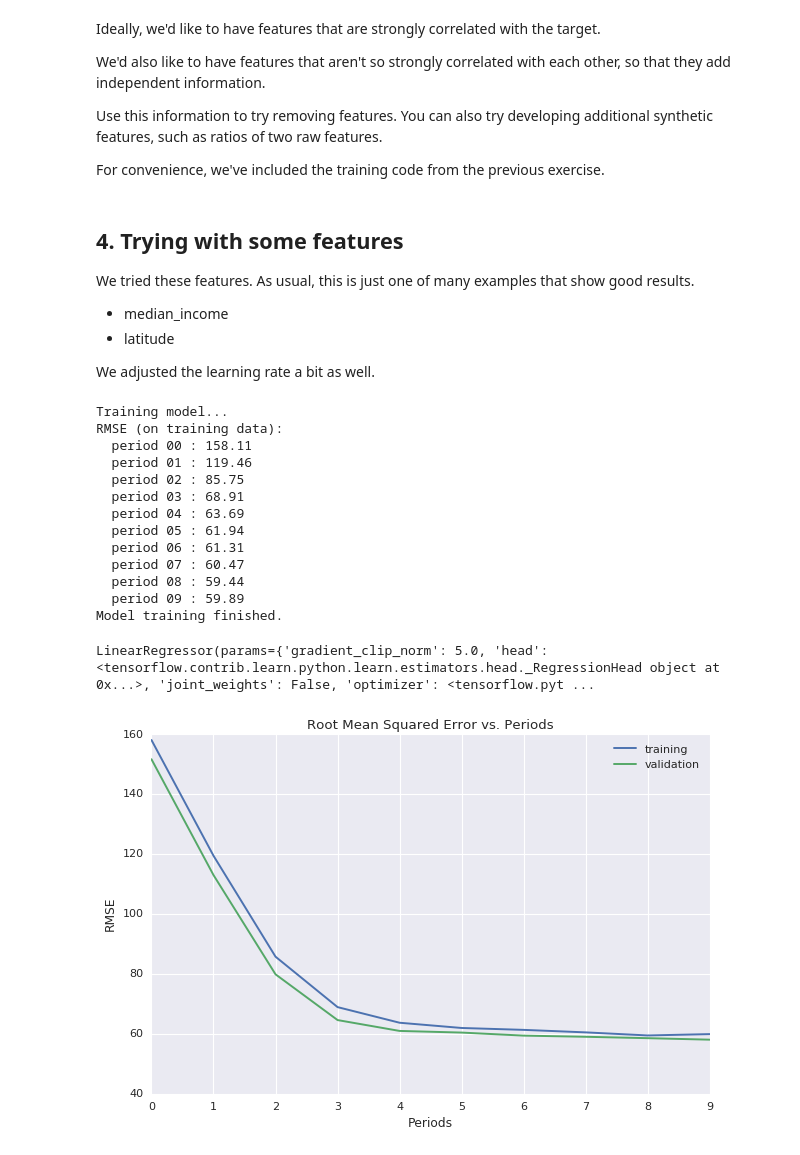
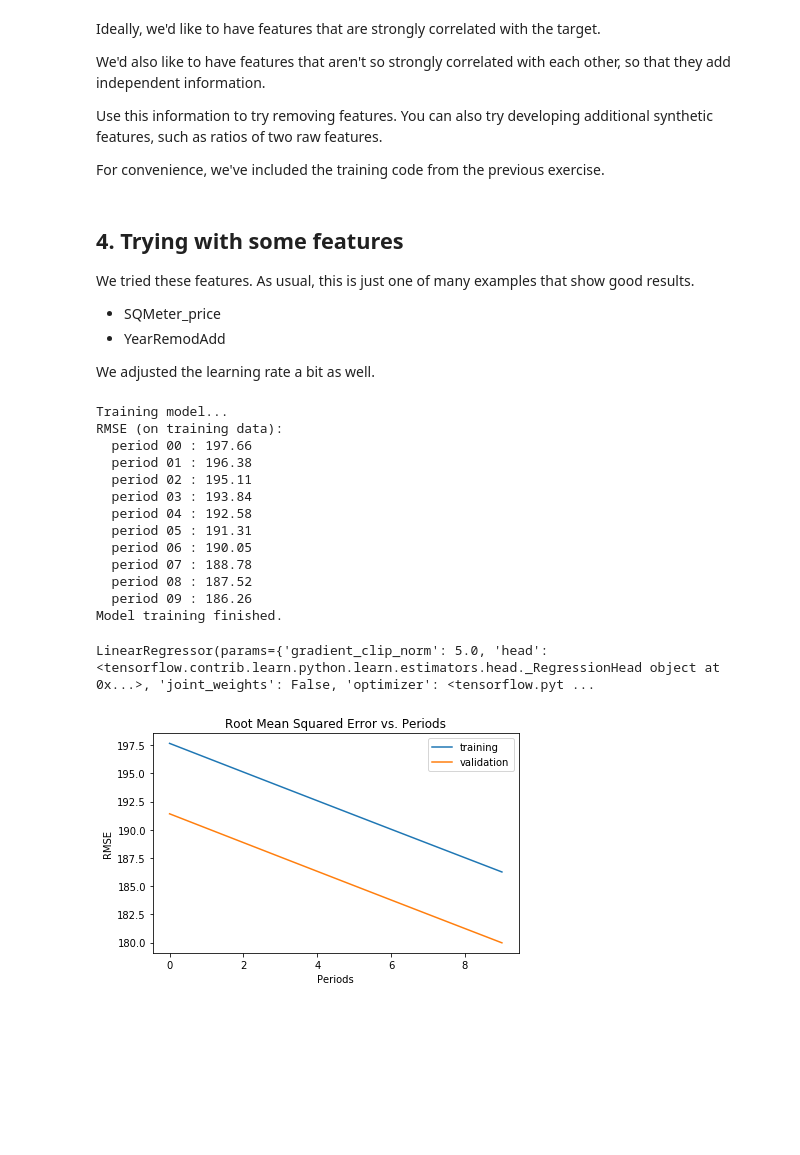
Before and after one commit to kairosart/House-prices-Exercise, a Jupyter notebook: 4.House_prices_feature_sets.ipynb, the cells around one changed output. Drawn from its saved outputs; the diff is of its cells as text; code cells hidden in the pictures; blank space fills up the shorter version.

```diff
--- a/4.House_prices_feature_sets.ipynb
+++ b/4.House_prices_feature_sets.ipynb
@@ -44,7 +44,7 @@ pd.options.display.float_format = '{:.1f}'.format
 ## 2. Load our data set
 Next, we'll load our data set and show information about it.
 # %%
-housing_dataframe = pd.read_csv("input/cleaned_houses_prices.csv", sep=",")
+housing_dataframe = pd.read_csv("input/cleaned_houses_prices_train.csv", sep=",")
 housing_dataframe.shape
 housing_dataframe.describe()
 housing_dataframe.info()
@@ -100,10 +100,15 @@ def preprocess_features(housing_dataframe):
      "BedroomAbvGr",
      "OverallCond"]]
   processed_features = selected_features.copy()
+
   # Create a synthetic feature.
-  processed_features["total_floor_sf"] = (
-    housing_dataframe["1stFlrSF"] +
-    housing_dataframe["2ndFlrSF"])
+  # Create a new category for total habitable surface
+  housing_dataframe["habitableSF"] = housing_dataframe["1stFlrSF"] + housing_dataframe["2ndFlrSF"] + housing_dataframe["GrLivArea"]
+  housing_dataframe['SQMeter_price'] = housing_dataframe.apply(lambda row: row['SalePrice'] / row['habitableSF'], axis=1)
+
+  # Create a new synthetic feature
+
+  processed_features["SQMeter_price"] = housing_dataframe["SQMeter_price"]
   return processed_features
 
 def preprocess_targets(housing_dataframe):
@@ -118,7 +123,7 @@ def preprocess_targets(housing_dataframe):
   output_targets = pd.DataFrame()
   # Scale the target to be in units of thousands of dollars.
   output_targets["SalePrice"] = (
-    housing_dataframe["SalePrice"] / 1000.0)
+    housing_dataframe["SalePrice"])
   return output_targets
 # %%
 training_examples = preprocess_features(housing_dataframe.head(1000))
@@ -281,9 +302,9 @@ def train_model(
     validation_predictions = list(linear_regressor.predict(input_fn=predict_validation_input_fn))
     # Compute training and validation loss.
     training_root_mean_squared_error = math.sqrt(
-        metrics.mean_squared_error(training_predictions, training_targets))
+        metrics.mean_squared_error(training_predictions, training_targets)) / 1000.0
     validation_root_mean_squared_error = math.sqrt(
-        metrics.mean_squared_error(validation_predictions, validation_targets))
+        metrics.mean_squared_error(validation_predictions, validation_targets)) / 1000.0
     # Occasionally print the current loss.
     print "  period %02d : %0.2f" % (period, training_root_mean_squared_error)
     # Add the loss metrics from this period to our list.
@@ -305,49 +326,47 @@ def train_model(
 # %% [markdown]
 ## 4. Trying with some features
 We tried these features. As usual, this is just one of many examples that show good results.
-  * median_income
-  * latitude
+  * SQMeter_price
+  * YearRemodAdd
 
 We adjusted the learning rate a bit as well.
 # %%
-#
-# Your code here: add your features of choice as a list of quoted strings.
-#
+
 minimal_features = [
-    'total_floor_sf',
+    'SQMeter_price',
     'YearRemodAdd'
 ]
 
 assert minimal_features, "You must select at least one feature!"
 
 minimal_training_examples = training_examples[minimal_features]
 minimal_validation_examples = validation_examples[minimal_features]
 
 #
 # Don't forget to adjust these parameters.
 #
 train_model(
-    learning_rate=0.0001,
+    learning_rate=0.004,
     steps=350,
     batch_size=5,
     training_examples=minimal_training_examples,
     training_targets=training_targets,
     validation_examples=minimal_validation_examples,
     validation_targets=validation_targets)
 # %% [output]
 Training model...
 RMSE (on training data):
-  period 00 : 158.11
-  period 01 : 119.46
-  period 02 : 85.75
-  period 03 : 68.91
-  period 04 : 63.69
-  period 05 : 61.94
-  period 06 : 61.31
-  period 07 : 60.47
-  period 08 : 59.44
-  period 09 : 59.89
+  period 00 : 197.66
+  period 01 : 196.38
+  period 02 : 195.11
+  period 03 : 193.84
+  period 04 : 192.58
+  period 05 : 191.31
+  period 06 : 190.05
+  period 07 : 188.78
+  period 08 : 187.52
+  period 09 : 186.26
 Model training finished.
 LinearRegressor(params={'gradient_clip_norm': 5.0, 'head': <tensorflow.contrib.learn.python.learn.estimators.head._RegressionHead object at 0x...>, 'joint_weights': False, 'optimizer': <tensorflow.pyt ...
-[figure, old version]
+[figure, new version]
 # %% [markdown]
```
Also changed, not shown: parts of 8 cells of this notebook, 9 other files.
